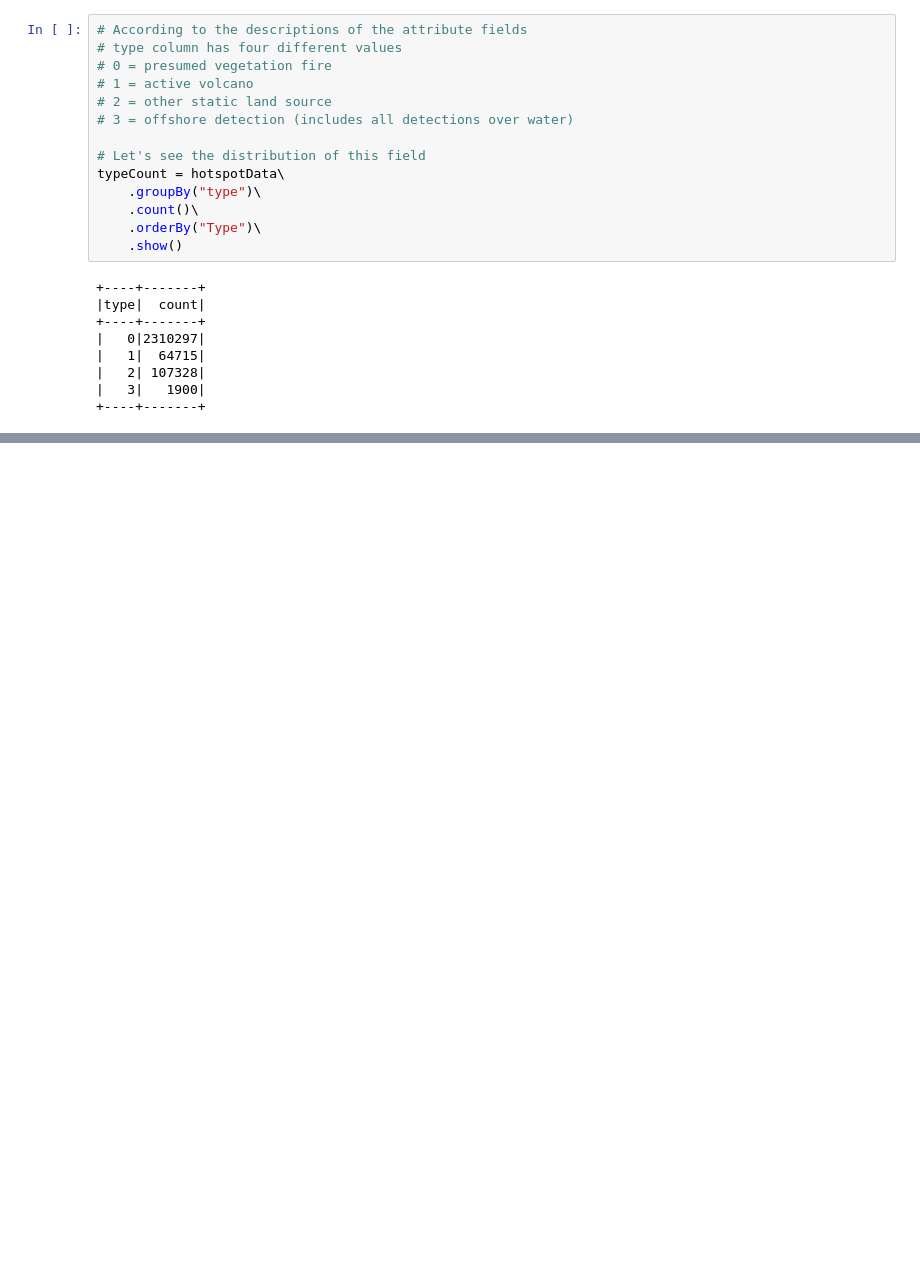
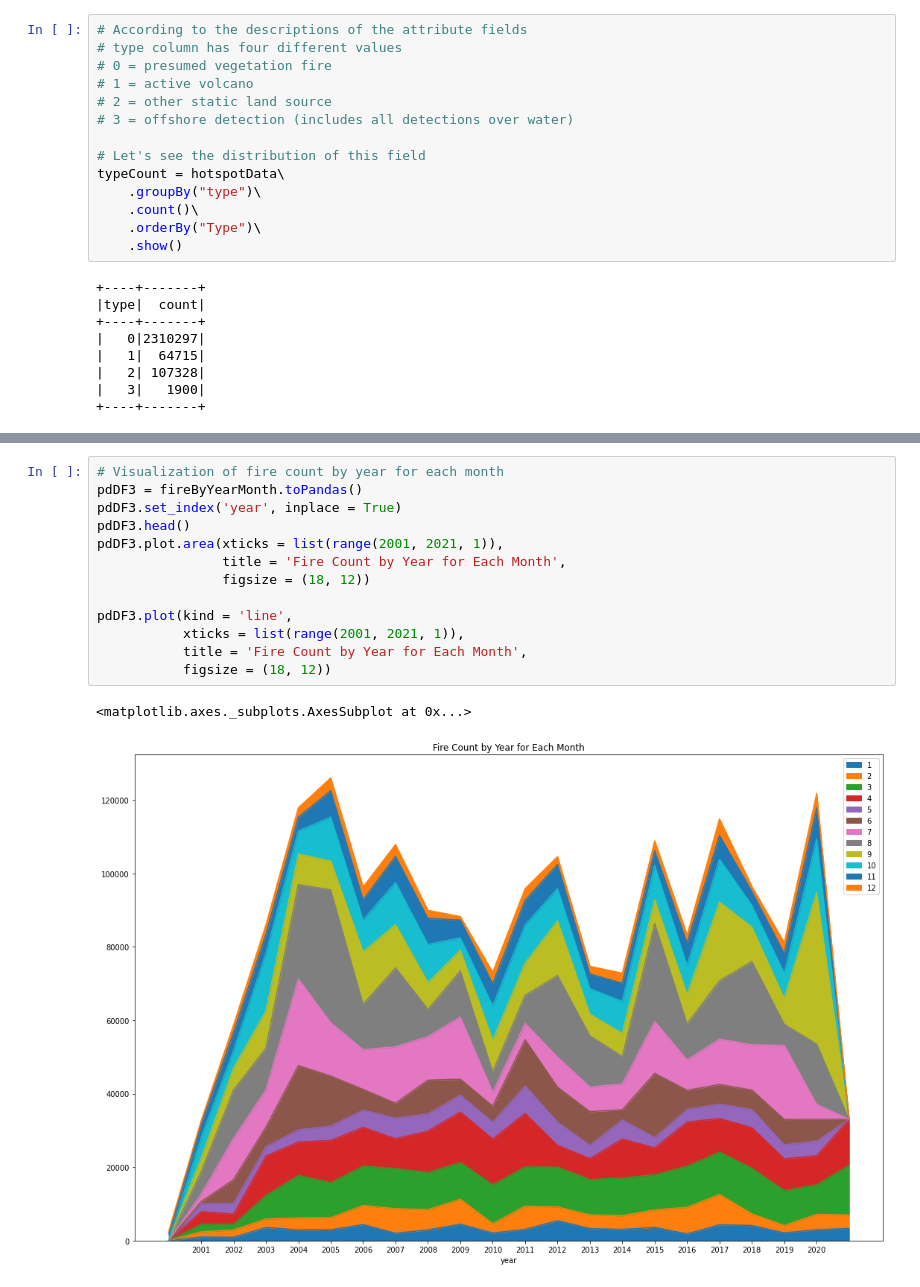
Before and after one commit to penfever/a-world-on-fire, a Jupyter notebook: 002_bd_proj_subei.ipynb, the cells around one changed output, grey strips where cells are left out. Saved outputs shown, nothing was run; the diff lists cells and outputs as text; blank space fills up the shorter version.

```diff
--- a/002_bd_proj_subei.ipynb
+++ b/002_bd_proj_subei.ipynb
@@ -646,0 +357,16 @@ only showing top 20 rows
+# %%
+# Visualization of fire count by year for each month
+pdDF3 = fireByYearMonth.toPandas()
+pdDF3.set_index('year', inplace = True)
+pdDF3.head()
+pdDF3.plot.area(xticks = list(range(2001, 2021, 1)),
+                title = 'Fire Count by Year for Each Month',
+                figsize = (18, 12))
+
+pdDF3.plot(kind = 'line',
+           xticks = list(range(2001, 2021, 1)),
+           title = 'Fire Count by Year for Each Month',
+           figsize = (18, 12))
+# %% [output]
+<matplotlib.axes._subplots.AxesSubplot at 0x...>
+[figure, added]
```
Also changed, not shown: parts of 80 cells of this notebook.
